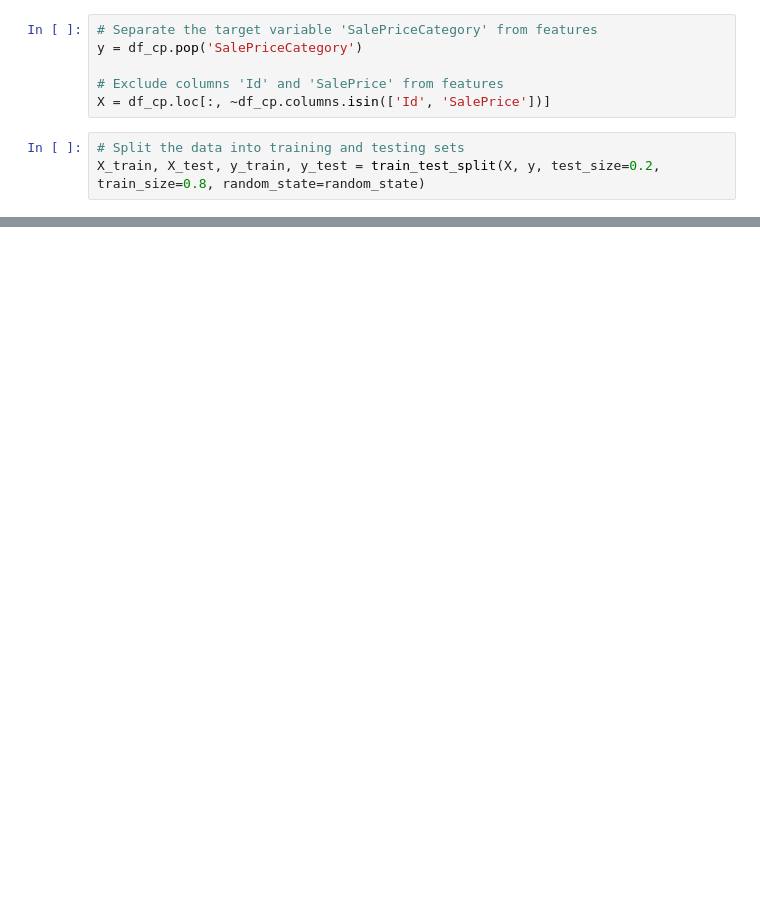
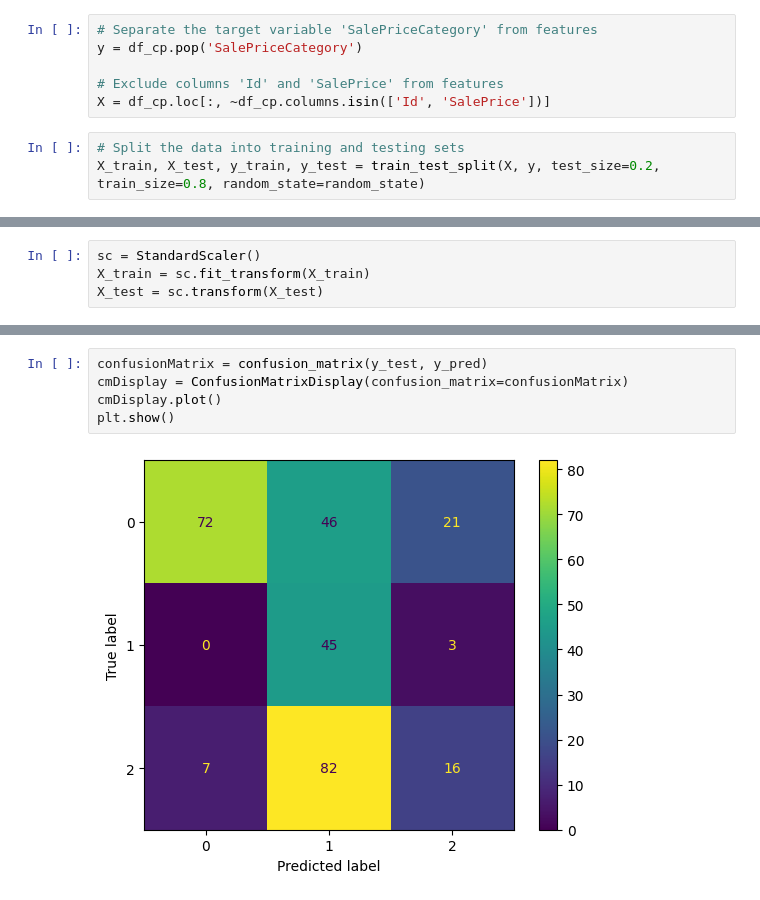
Before and after one commit to MelissaPerez09/HT05-DataMining, a Jupyter notebook: naiveBayes.ipynb, the cells around one changed output, grey strips where cells are left out. Cells and saved outputs as stored; diff of their text form; blank space fills up the shorter version.

Commit message:
feat: Confusion Matrix

```diff
--- a/naiveBayes.ipynb
+++ b/naiveBayes.ipynb
@@ -229,0 +286,4 @@ print(X_test.shape)
+# %%
+sc = StandardScaler()
+X_train = sc.fit_transform(X_train)
+X_test = sc.transform(X_test)
@@ -287,0 +337,7 @@ De nuevo, al igual que con los modelos de regresión, Naïve Bayes y Random Fore
+# %%
+confusionMatrix = confusion_matrix(y_test, y_pred)
+cmDisplay = ConfusionMatrixDisplay(confusion_matrix=confusionMatrix)
+cmDisplay.plot()
+plt.show()
+# %% [output]
+[figure, added]
```
Also changed, not shown: parts of 41 cells of this notebook.
